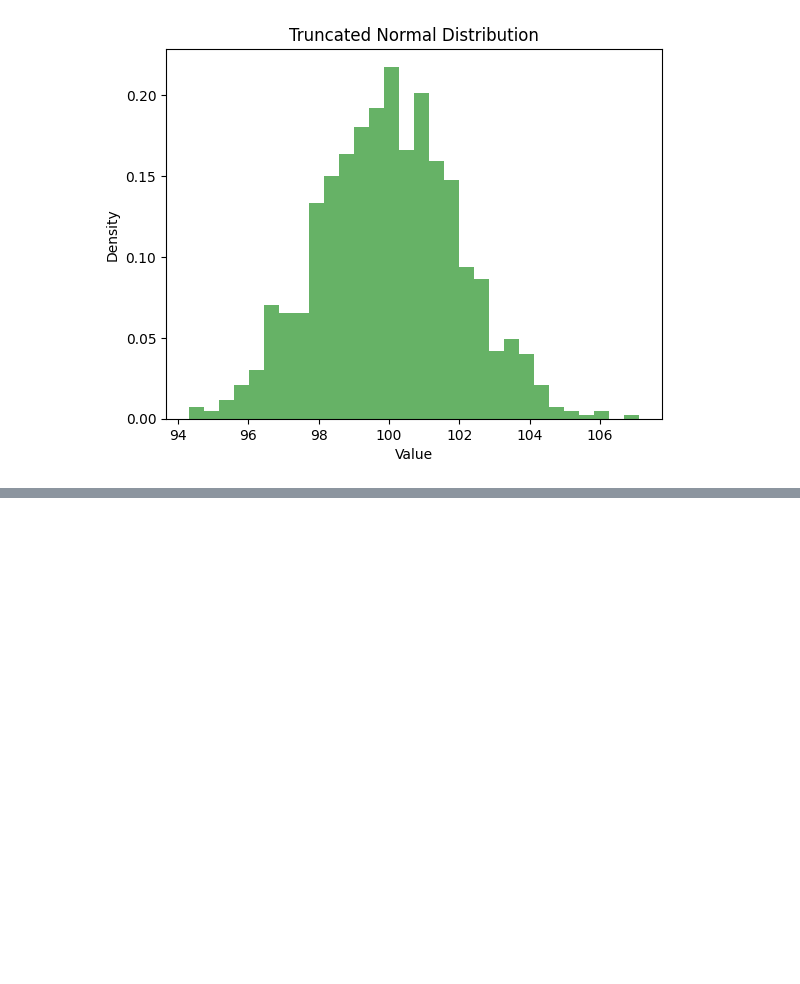
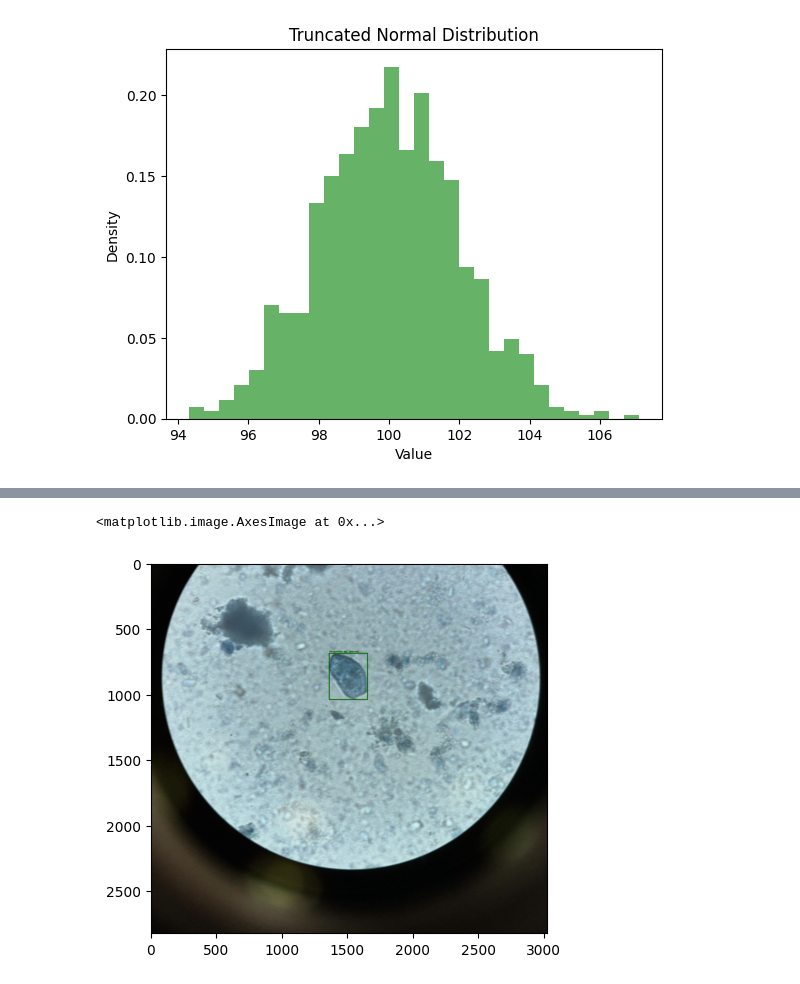
Before and after one commit to i-petrychko/just_wash_your_hands, a Jupyter notebook: preprocessing/notebooks/augmentations.ipynb, the cells around one changed output, grey strips where cells are left out. Saved outputs shown, nothing was run; the diff lists cells and outputs as text; code cells hidden in the pictures; blank space fills up the shorter version.

```diff
--- a/preprocessing/notebooks/augmentations.ipynb
+++ b/preprocessing/notebooks/augmentations.ipynb
@@ -62,0 +220,7 @@ plt.show()
+# %%
+image_with_targets = get_image_with_targets(orig_image_label)
+
+plt.imshow(image_with_targets)
+# %% [output]
+<matplotlib.image.AxesImage at 0x...>
+[figure, added]
```
Also changed, not shown: parts of 7 cells of this notebook, 4 other files.
